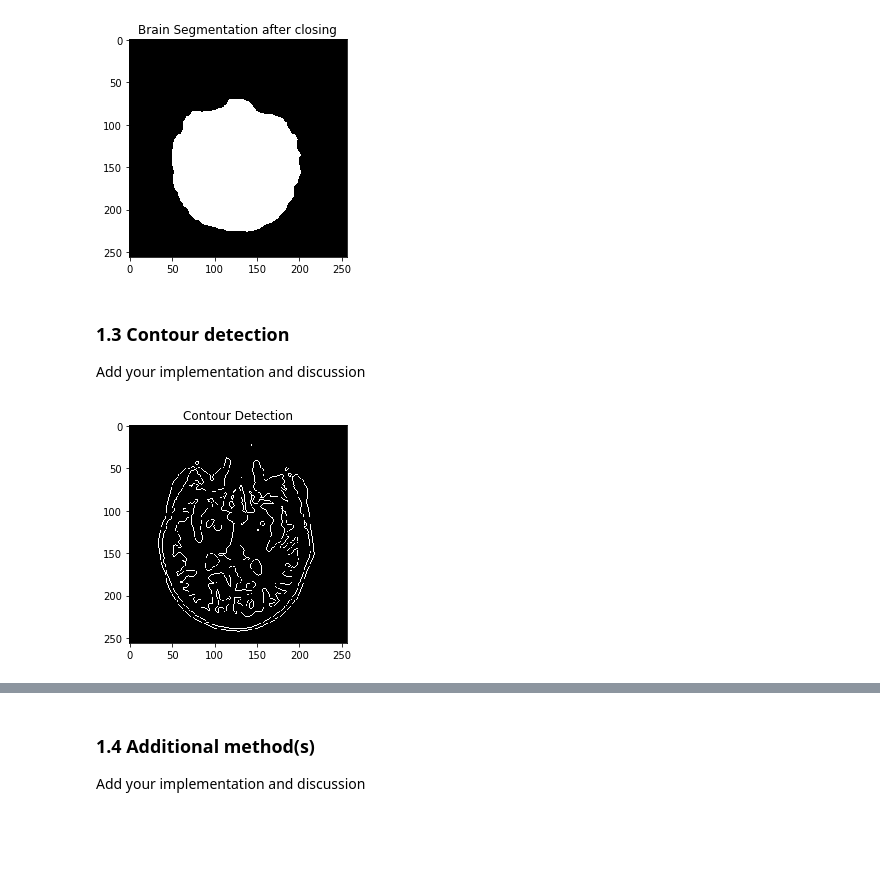
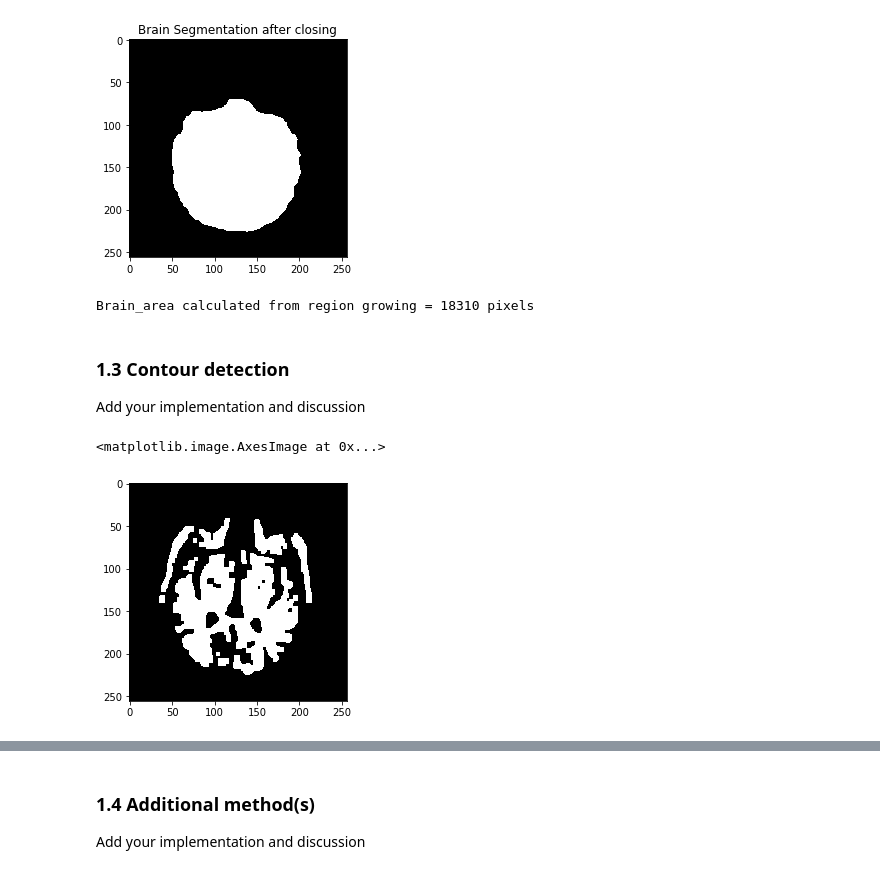
Before and after one commit to EGJ1996/Image-Processing, a Jupyter notebook: labs/lab_01_segmentation.ipynb, the cells around one changed output, grey strips where cells are left out. Drawn from its saved outputs; the diff is of its cells as text; code cells hidden in the pictures; blank space fills up the shorter version.

```diff
--- a/labs/lab_01_segmentation.ipynb
+++ b/labs/lab_01_segmentation.ipynb
@@ -143,21 +157,37 @@ brain_close = cv.morphologyEx(seg_img1,cv.MORPH_CLOSE,kern)
 plot(brain_close,'Brain Segmentation after closing')
 # %% [output]
 [figure]
+# %%
+print('Brain_area calculated from region growing = {0} pixels'
+      .format(count_area(brain_close)))
+# %% [output]
+Brain_area calculated from region growing = 18310 pixels
 # %% [markdown]
 ### 1.3 Contour detection
 Add your implementation and discussion
-# %%
-blur = cv.blur(brain_im, (5,5)) # blur the image
-ret, thresh = cv.threshold(blur, 70, 200, cv.THRESH_BINARY)
-im2, contours, hierarchy = cv.findContours(thresh, cv.RETR_TREE, cv.CHAIN_APPROX_SIMPLE)
-
-drawing = np.zeros((thresh.shape[0], thresh.shape[1], 3), np.uint8)
-
-for i in range(len(contours)):
-    color_contours = (255, 255, 255)
-
-    cv.drawContours(drawing, contours, i, color_contours, 1, 8, hierarchy)
-
-plot(drawing,'Contour Detection')
-# %% [output]
-[figure, removed]
+# %%
+import imutils
+gray = brain_im
+gray = cv.GaussianBlur(gray, (5, 5), 0)
+
+#threshold the image
+thresh = cv.threshold(gray, 60, 70, cv.THRESH_BINARY)[1]
+
+# erode the image to remove small regions of noise
+thresh = cv.erode(thresh, None, iterations=3)
+
+# dilate the image to reinforce the contours(Little risk of noise dilation at this step)
+thresh = cv.dilate(thresh, None, iterations=2)
+
+# find contours in thresholded image, then grab the largest
+# one
+cnts = cv.findContours(thresh.copy(), cv.RETR_EXTERNAL,cv.CHAIN_APPROX_SIMPLE)
+cnts = imutils.grab_contours(cnts)
+#cnts.remove(max(cnts, key=cv2.contourArea))
+cnts = sorted(cnts,key = cv.contourArea)
+c = cnts[-1]
+# %%
+plt.imshow(thresh)
+# %% [output]
+<matplotlib.image.AxesImage at 0x...>
+[figure, added]
```
Also changed, not shown: parts of 36 cells of this notebook.
